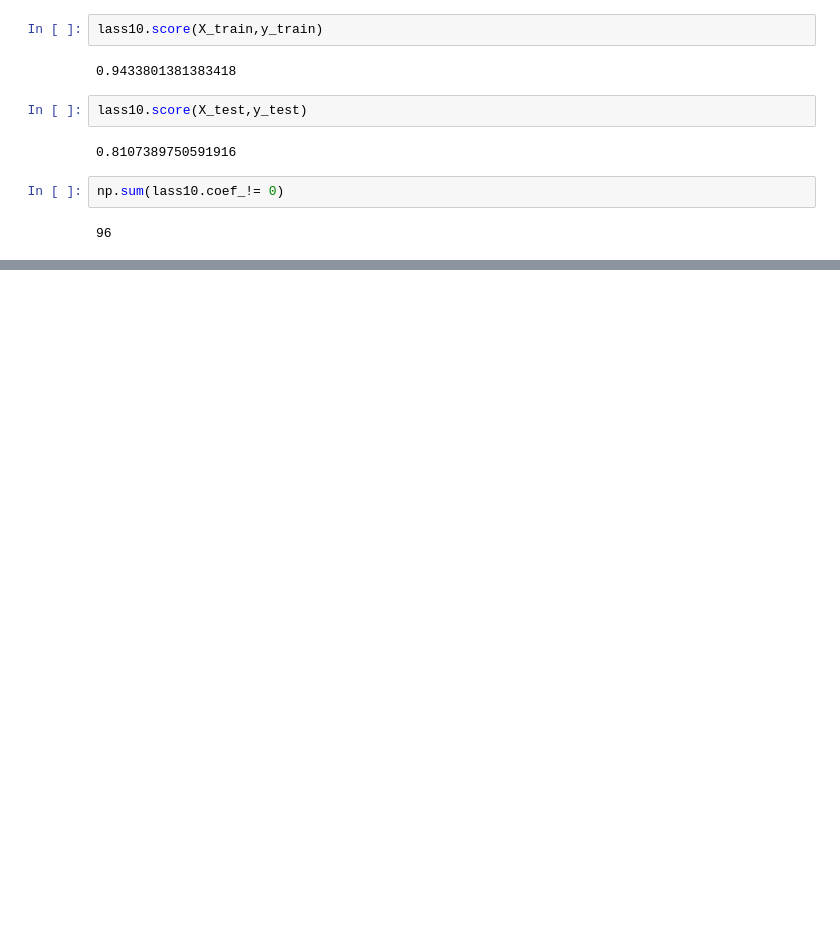
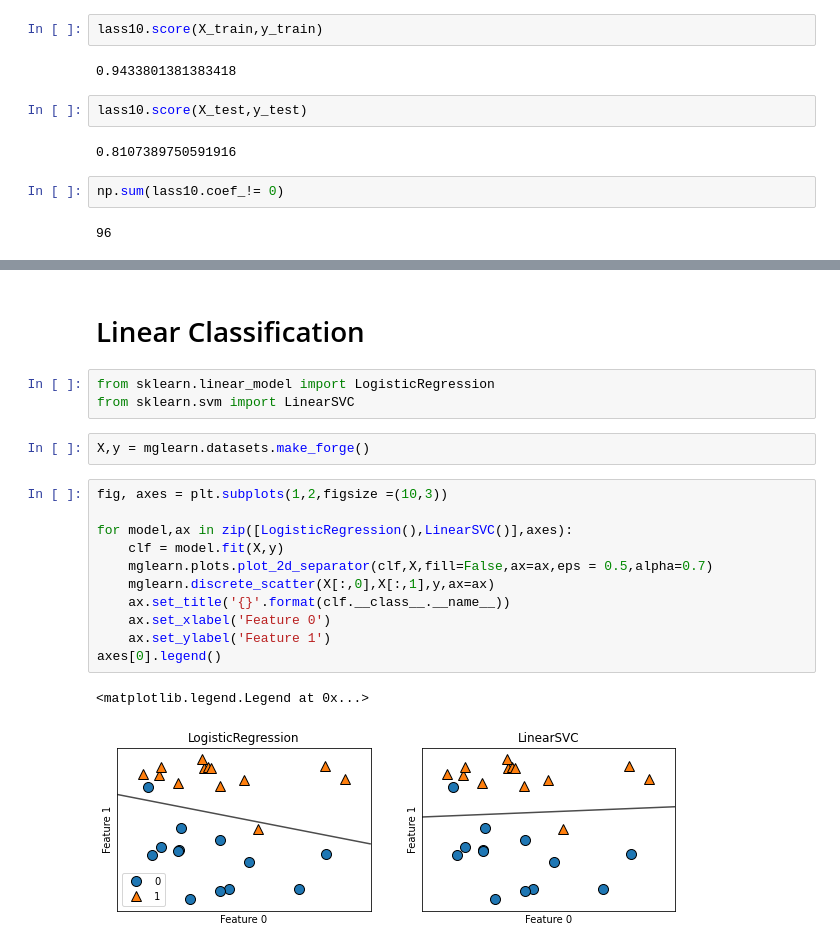
Before and after one commit to aashish-2096/Notebooks, a Jupyter notebook: Supervised learning.ipynb, the cells around one changed output, grey strips where cells are left out. Cells and saved outputs as stored; diff of their text form; blank space fills up the shorter version.

```diff
--- a/Supervised learning.ipynb
+++ b/Supervised learning.ipynb
@@ -399,0 +322,21 @@ plt.rcParams['figure.figsize'] = (10,3)
+# %% [markdown]
+# Linear Classification
+# %%
+from sklearn.linear_model import LogisticRegression
+from sklearn.svm import LinearSVC
+# %%
+X,y = mglearn.datasets.make_forge()
+# %%
+fig, axes = plt.subplots(1,2,figsize =(10,3))
+
+for model,ax in zip([LogisticRegression(),LinearSVC()],axes):
+    clf = model.fit(X,y)
+    mglearn.plots.plot_2d_separator(clf,X,fill=False,ax=ax,eps = 0.5,alpha=0.7)
+    mglearn.discrete_scatter(X[:,0],X[:,1],y,ax=ax)
+    ax.set_title('{}'.format(clf.__class__.__name__))
+    ax.set_xlabel('Feature 0')
+    ax.set_ylabel('Feature 1')
+axes[0].legend()
+# %% [output]
+<matplotlib.legend.Legend at 0x...>
+[figure, added]
```
Also changed, not shown: parts of 49 cells of this notebook, 3 other files.
